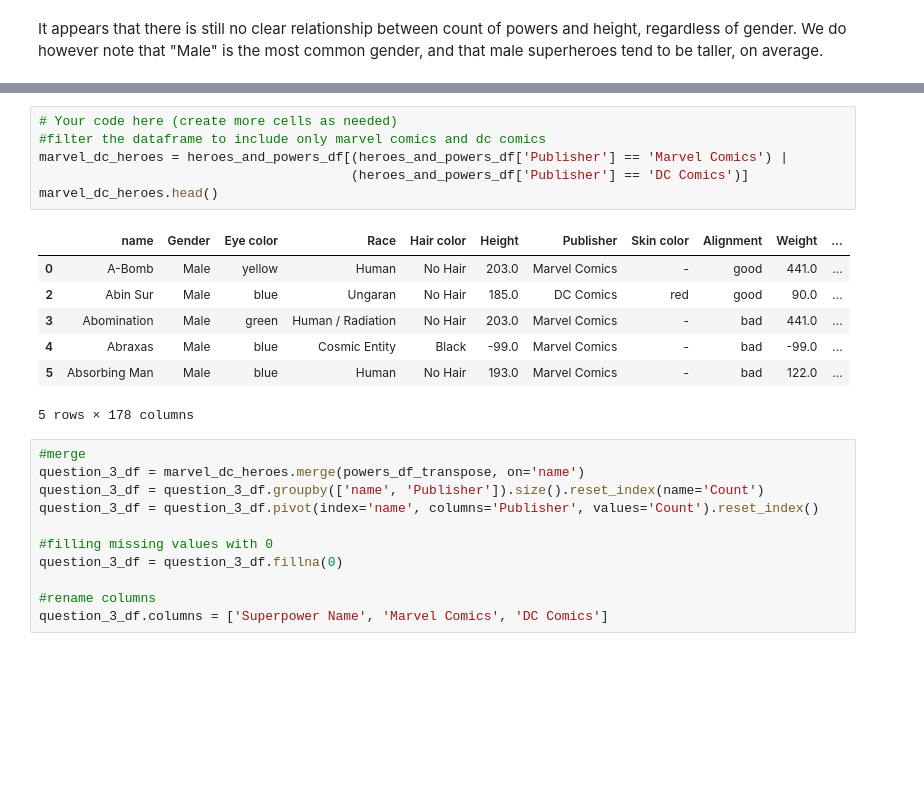
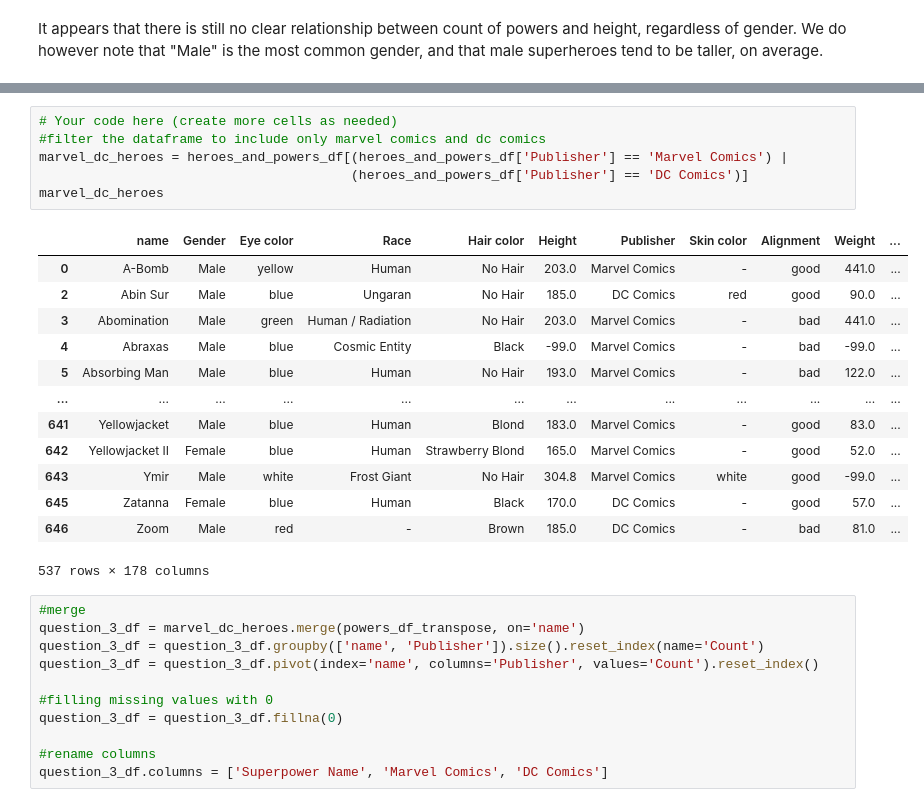
Before and after one commit to celestineolewe/dsc-pandas-data-cleaning-lab, a Jupyter notebook: index.ipynb, the cells around one changed output, grey strips where cells are left out. Cells and saved outputs as stored; diff of their text form; blank space fills up the shorter version.

```diff
--- a/index.ipynb
+++ b/index.ipynb
@@ -705,17 +705,23 @@ Don't worry if the rows or columns are in a different order, all that matters is
 # %%
 # Your code here (create more cells as needed)
 #filter the dataframe to include only marvel comics and dc comics
 marvel_dc_heroes = heroes_and_powers_df[(heroes_and_powers_df['Publisher'] == 'Marvel Comics') |
                                         (heroes_and_powers_df['Publisher'] == 'DC Comics')]
-marvel_dc_heroes.head()
+marvel_dc_heroes
 # %% [output]
 |  | name | Gender | Eye color | Race | Hair color | Height | Publisher | Skin color | Alignment | Weight | ... |
 | 0 | A-Bomb | Male | yellow | Human | No Hair | 203.0 | Marvel Comics | - | good | 441.0 | ... |
 | 2 | Abin Sur | Male | blue | Ungaran | No Hair | 185.0 | DC Comics | red | good | 90.0 | ... |
 | 3 | Abomination | Male | green | Human / Radiation | No Hair | 203.0 | Marvel Comics | - | bad | 441.0 | ... |
 | 4 | Abraxas | Male | blue | Cosmic Entity | Black | -99.0 | Marvel Comics | - | bad | -99.0 | ... |
 | 5 | Absorbing Man | Male | blue | Human | No Hair | 193.0 | Marvel Comics | - | bad | 122.0 | ... |
+| ... | ... | ... | ... | ... | ... | ... | ... | ... | ... | ... | ... |
+| 641 | Yellowjacket | Male | blue | Human | Blond | 183.0 | Marvel Comics | - | good | 83.0 | ... |
+| 642 | Yellowjacket II | Female | blue | Human | Strawberry Blond | 165.0 | Marvel Comics | - | good | 52.0 | ... |
+| 643 | Ymir | Male | white | Frost Giant | No Hair | 304.8 | Marvel Comics | white | good | -99.0 | ... |
+| 645 | Zatanna | Female | blue | Human | Black | 170.0 | DC Comics | - | good | 57.0 | ... |
+| 646 | Zoom | Male | red | - | Brown | 185.0 | DC Comics | - | bad | 81.0 | ... |
-5 rows × 178 columns
+537 rows × 178 columns
 # %%
 #merge
 question_3_df = marvel_dc_heroes.merge(powers_df_transpose, on='name')
```
Also changed, not shown: parts of 6 cells of this notebook.
